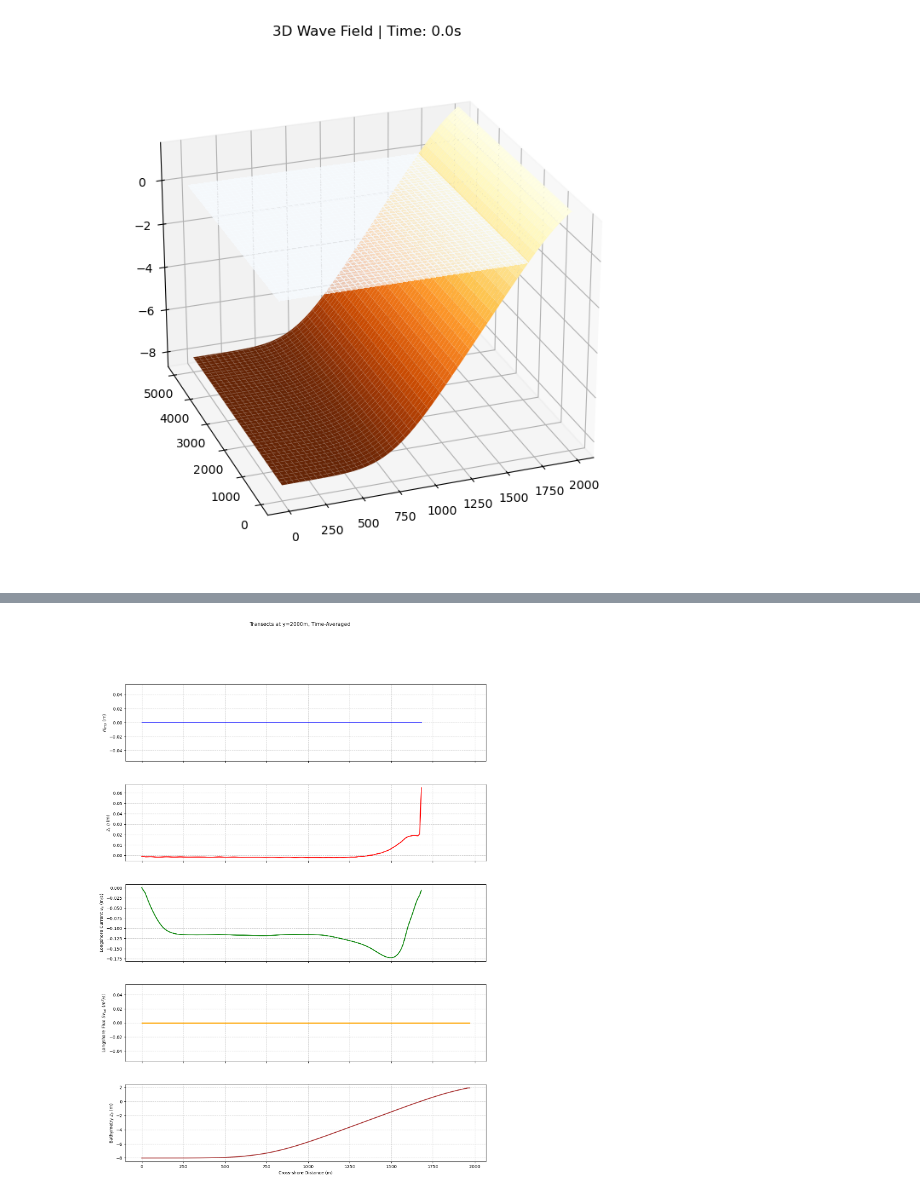
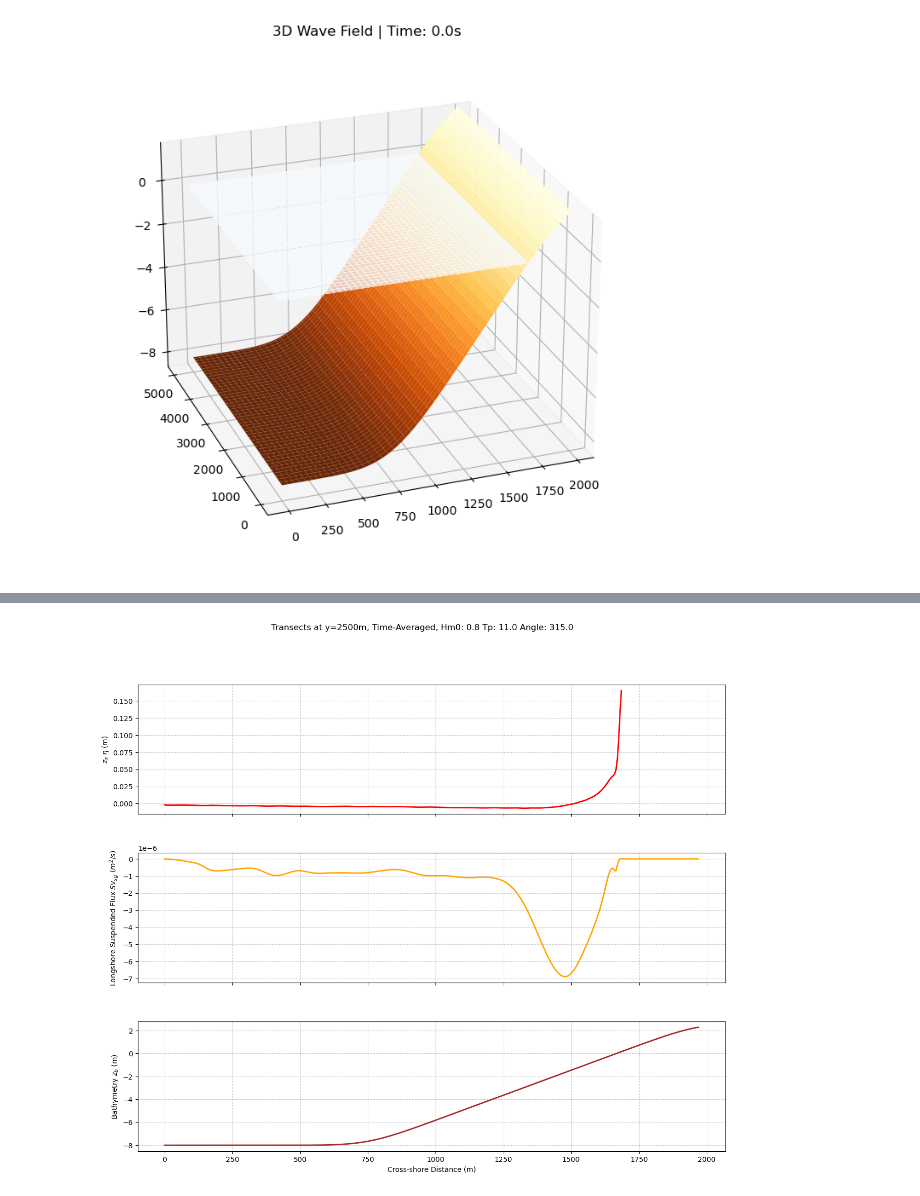
Before and after one commit to acdealy/xbeach, a Jupyter notebook: xbeach_post.ipynb, the cells around one changed output, grey strips where cells are left out. Drawn from its saved outputs; the diff is of its cells as text; code cells hidden in the pictures.

```diff
--- a/xbeach_post.ipynb
+++ b/xbeach_post.ipynb
@@ -255,0 +218,35 @@ Done calculating components! Finding magnitude...
+# %%
+X = ds['globalx'].isel(ny=0).values
+Y = ds['globaly'].isel(nx=0).values
+X_mesh, Y_mesh = np.meshgrid(X, Y)
+
+time = ds['globaltime'].values
+dt = np.diff(time)
+dt = np.append(dt, dt[-1])
+
+ny, nx = len(Y), len(X)
+u_sum = np.zeros((ny, nx))
+v_sum = np.zeros((ny, nx))
+
+for i in range(len(time)):
+    u_step = ds['Subg'].isel(globaltime=i).sum(dim='sediment_classes').values.squeeze() * dt[i]
+    v_step = ds['Svbg'].isel(globaltime=i).sum(dim='sediment_classes').values.squeeze() * dt[i]
+
+    u_sum += u_step
+    v_sum += v_step
+
+mag_sum = np.sqrt(u_sum**2 + v_sum**2)
+
+fig, ax = plt.subplots(figsize=(10, 8))
+
+im = ax.pcolormesh(X_mesh, Y_mesh, mag_sum, cmap='YlOrRd', vmin=0, vmax=.02, shading='auto')
+cbar = fig.colorbar(im, label='Svbg')
+
+skip = (slice(None, None, 8), slice(None, None, 8))
+Q = ax.quiver(X_mesh[skip], Y_mesh[skip], u_sum[skip], v_sum[skip], color='black', scale=.5, width=0.002)
+
+ax.set_title(f"Integrated Sediment Bed Advection Magnitude and Direction \nHm0: {wave_params['Hm0']} Tp: {wave_params['Tp']} Angle: {wave_params['mainang']}")
+ax.set_xlabel('Cross-shore ($m$)')
+ax.set_ylabel('Alongshore ($m$)')
+ax.set_aspect('equal')
+plt.show()
@@ -314,38 +276,37 @@ ax.view_init(elev=25, azim=-100)
 # %%
 # change y transect value if model space was changed
 
 y_coords = ds['globaly'].isel(nx=0).values
-ny_idx = np.abs(y_coords - 2000).argmin()
+ny_idx = np.abs(y_coords - 2500).argmin()
 actual_y = y_coords[ny_idx]
 x_coords = ds['globalx'].isel(ny=ny_idx).values
 
 vars_to_plot = [
-    ('H', '$H_{rms}$ (m)', 'blue'),
     ('zs', '$z_s$ $\eta$ (m)', 'red'),
-    ('ve', 'Longshore Current $v_e$ (m/s)', 'green'),
-    ('Svtot', 'Longshore Flux $Sv_{tot}$ ($m^2/s$)', 'orange'),
+    # ('ve', 'Longshore Current $v_e$ (m/s)', 'green'),
+    ('Svsg', 'Longshore Suspended Flux $Sv_{sg}$ ($m^2/s$)', 'orange'),
     ('zb', 'Bathymetry $z_b$ (m)', 'brown')
 ]
 
 n = len(vars_to_plot)
 
 fig, axes = plt.subplots(n, 1, figsize=(15, 4*n), sharex=True)
 plt.subplots_adjust(hspace=0.3)
 
 for i, (var_name, label, color) in enumerate(vars_to_plot):
     data_array = ds[var_name].isel(ny=ny_idx).mean(dim='globaltime')
     data = data_array.values.squeeze()
 
     axes[i].plot(x_coords, data, color=color, linewidth=2)
     axes[i].set_ylabel(label)
     axes[i].grid(True, linestyle='--', alpha=0.6)
 
 axes[-1].set_xlabel('Cross-shore Distance (m)')
-fig.suptitle('Transects at y=2000m, Time-Averaged')
+fig.suptitle(f"Transects at y=2500m, Time-Averaged, Hm0: {wave_params['Hm0']} Tp: {wave_params['Tp']} Angle: {wave_params['mainang']}")
 
 plt.show()
 # %% [output]
-[figure, old version]
+[figure, new version]
 # %%
 # change y transect values if model space was changed
 
```
Also changed, not shown: parts of 18 cells of this notebook.
